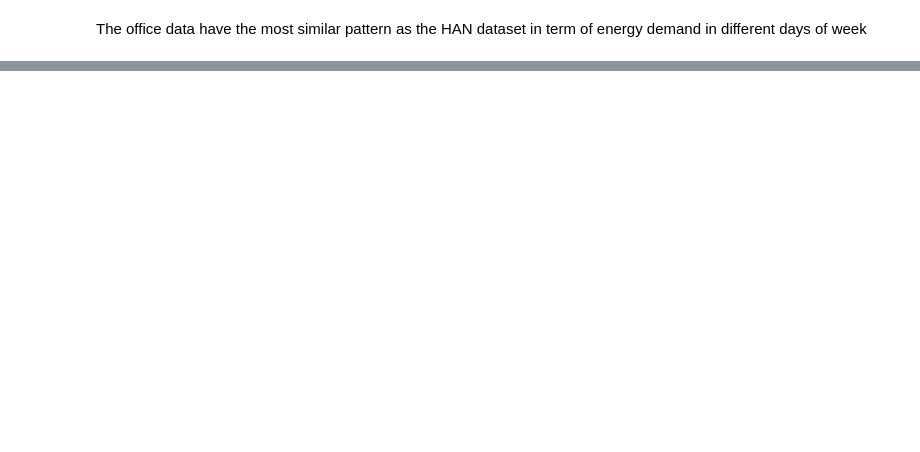
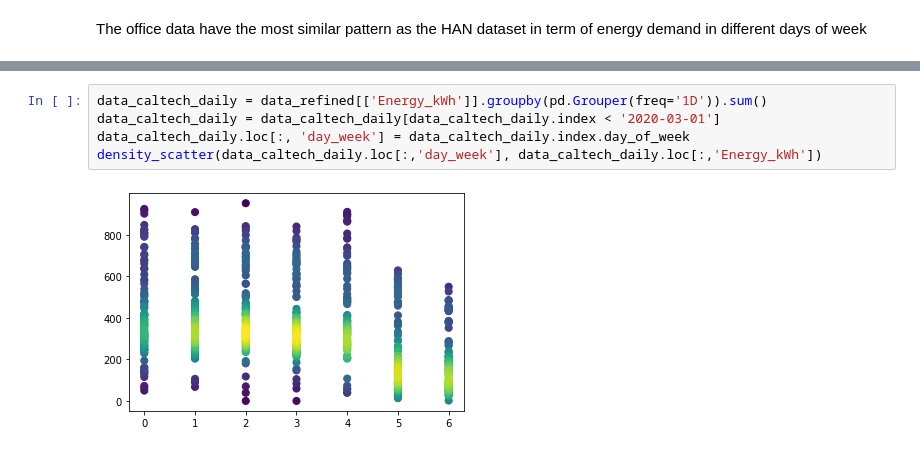
Before and after one commit to hancse/han_microgrid_lab, a Jupyter notebook: ChargingDemandPrediction/DataProcess.ipynb, the cells around one changed output, grey strips where cells are left out. Drawn from its saved outputs; the diff is of its cells as text; blank space fills up the shorter version.

```diff
--- a/ChargingDemandPrediction/DataProcess.ipynb
+++ b/ChargingDemandPrediction/DataProcess.ipynb
@@ -640,0 +648,7 @@ The office data have the most similar pattern as the HAN dataset in term of ener
+# %%
+data_caltech_daily = data_refined[['Energy_kWh']].groupby(pd.Grouper(freq='1D')).sum()
+data_caltech_daily = data_caltech_daily[data_caltech_daily.index < '2020-03-01']
+data_caltech_daily.loc[:, 'day_week'] = data_caltech_daily.index.day_of_week
+density_scatter(data_caltech_daily.loc[:,'day_week'], data_caltech_daily.loc[:,'Energy_kWh'])
+# %% [output]
+[figure, added]
```
Also changed, not shown: parts of 18 cells of this notebook, 2 other files.
